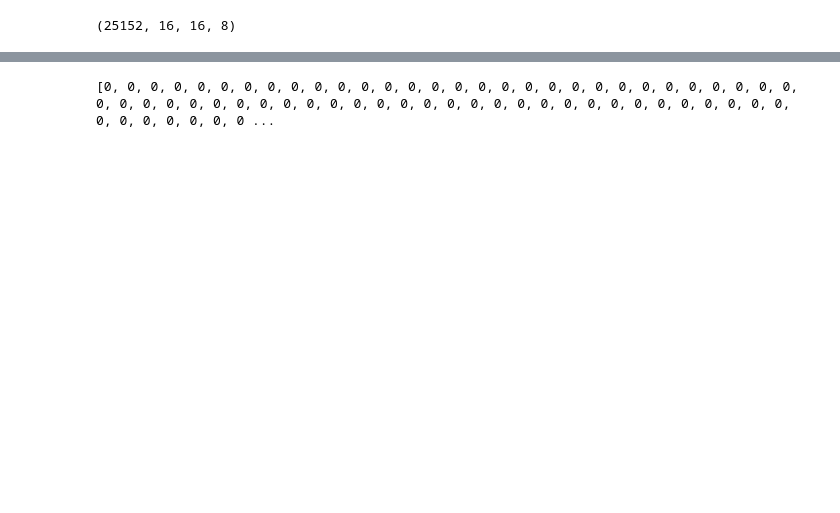
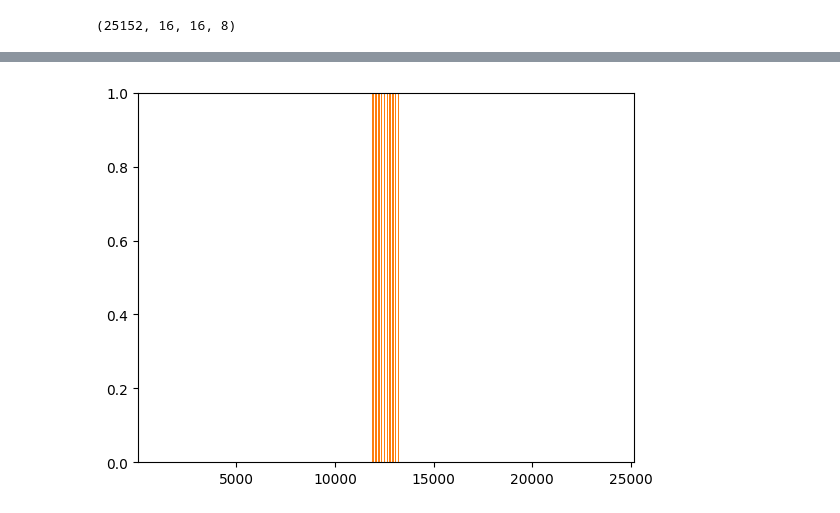
Before and after one commit to NicolasR14/Master_project, a Jupyter notebook: test with autoencoder+kmean+tsne.ipynb, the cells around one changed output, grey strips where cells are left out. Cells and saved outputs as stored; diff of their text form; code cells hidden in the pictures; blank space fills up the shorter version.

```diff
--- a/test with autoencoder+kmean+tsne.ipynb
+++ b/test with autoencoder+kmean+tsne.ipynb
@@ -38,7 +38,7 @@ def add_noise(image, sigma):
 # %%
 ## LOAD DATA
 # Define the path to dataset folder
-dataset_folder = './generate_changement/2023-04-25/3'
+dataset_folder = './generate_alteration/2023-04-25/3'
 partition = {}
 # Iterate through each file in the dataset folder
 train_partition = []
@@ -333,17 +318,0 @@ print(kmeans.cluster_centers_)
-# %%
-# Horizontal bar plot with gaps
-fig, ax = plt.subplots()
-ax.set_ylim(0, 1)
-ax.set_xlim(1, len(kmeans.labels_))
-startOneIndex = None
-for index,label in enumerate(kmeans.labels_):
-    if(label==1 and startOneIndex == None):
-        startOneIndex = index
-    else:
-        if(startOneIndex):
-            barLength = min([index-startOneIndex,1])
-            ax.broken_barh([(startOneIndex, barLength)], (0, 1), facecolors='tab:blue')
-        startOneIndex = None
-
-
-plt.show()
@@ -370,4 +337,19 @@ plt.show()
-# %%
-print([i for i in kmeans.labels_])
-# %% [output]
-[0, 0, 0, 0, 0, 0, 0, 0, 0, 0, 0, 0, 0, 0, 0, 0, 0, 0, 0, 0, 0, 0, 0, 0, 0, 0, 0, 0, 0, 0, 0, 0, 0, 0, 0, 0, 0, 0, 0, 0, 0, 0, 0, 0, 0, 0, 0, 0, 0, 0, 0, 0, 0, 0, 0, 0, 0, 0, 0, 0, 0, 0, 0, 0, 0, 0, 0 ...
+# %%
+# Horizontal bar plot with gaps
+fig, ax = plt.subplots()
+ax.set_ylim(0, 1)
+ax.set_xlim(1, len(kmeans.labels_))
+startOneIndex = None
+for index,label in enumerate(kmeans.labels_):
+    if(label==1 and startOneIndex == None):
+        startOneIndex = index
+    else:
+        if(startOneIndex):
+            barLength = min([index-startOneIndex,1])
+            ax.broken_barh([(startOneIndex, barLength)], (0, 1), facecolors='tab:orange')
+        startOneIndex = None
+
+
+plt.show()
+# %% [output]
+[figure, added]
```
Also changed, not shown: parts of 6 cells of this notebook, 5 other files.
